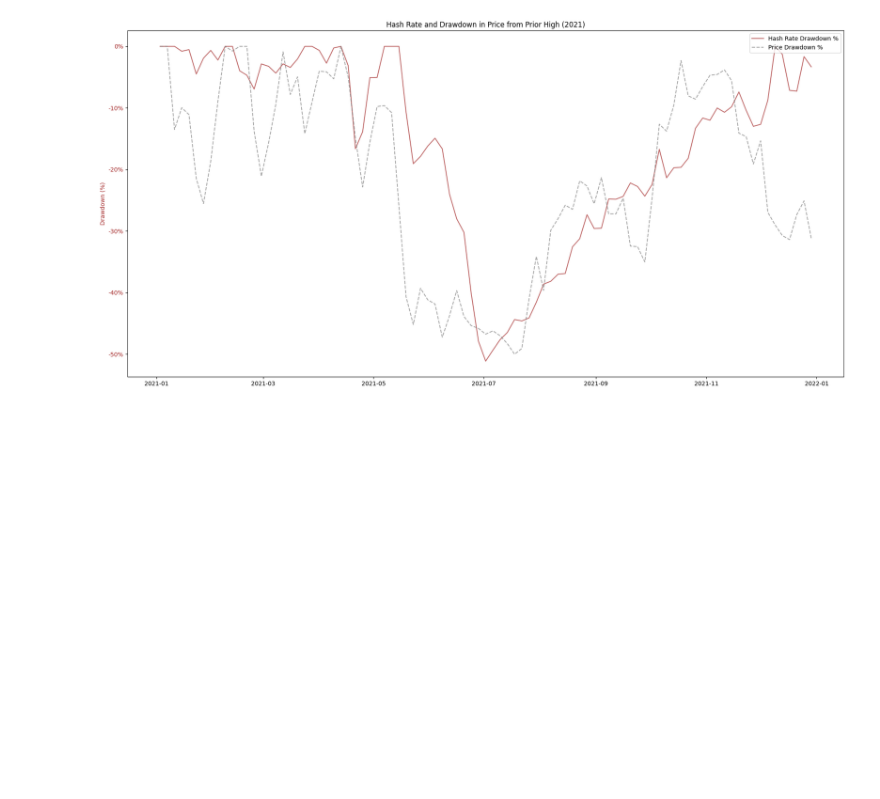
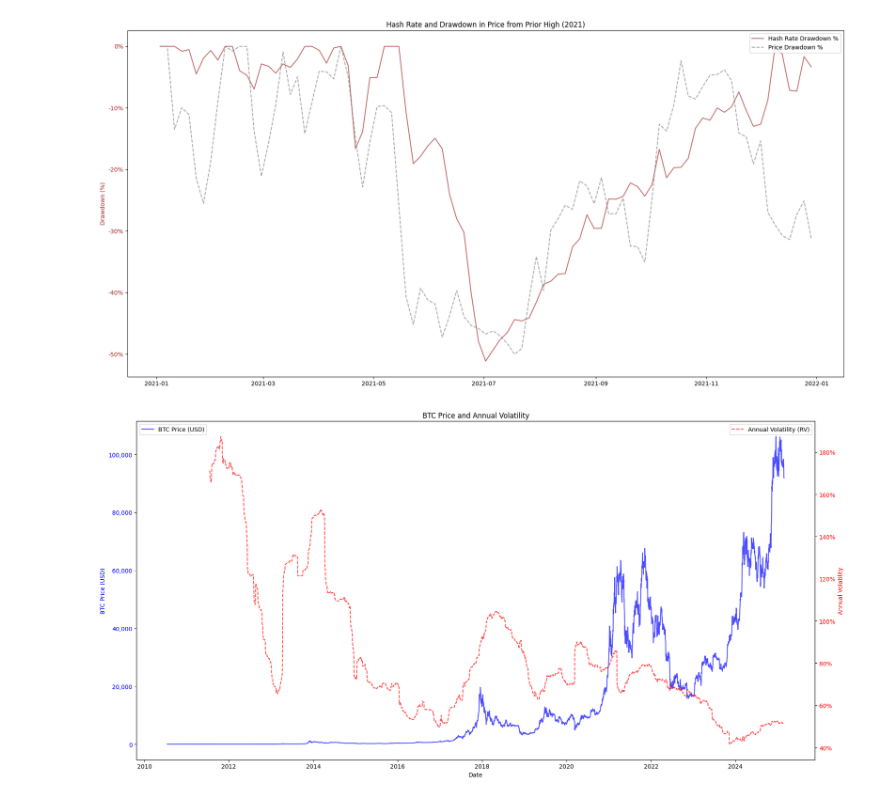
Before and after one commit to mareeben/btc-death-risks, a Jupyter notebook: notebooks/notebook.ipynb, the cells around one changed output. Drawn from its saved outputs; the diff is of its cells as text; code cells hidden in the pictures; blank space fills up the shorter version.

Commit message:
Added volatility chart

```diff
--- a/notebooks/notebook.ipynb
+++ b/notebooks/notebook.ipynb
@@ -1,5 +1,6 @@
 # %%
 import pandas as pd
+import numpy as np
 from matplotlib import pyplot as plt
 
 # Load the dataset
@@ -19,6 +20,11 @@ df.set_index("Date", inplace=True)
 # Calculate Fees(USD) and Issuance(USD)
 df["Fees(USD)"] = df["Fees(BTC)"] * df["Price"]
 df["Issuance(USD)"] = df["Issuance(BTC)"] * df["Price"]
+
+# Compute btc log returns and vols
+df['Daily_Log_Return'] = np.log(df['Price'] / df['Price'].shift(1))
+df['Annual_RV'] = df['Daily_Log_Return'].rolling(365).std() * np.sqrt(365)
+df['Monthly_RV'] = df['Daily_Log_Return'].rolling(30).std() * np.sqrt(365)
 
 # Load the total hash rate dataset
 hash_rate_df = pd.read_csv(
@@ -200,3 +206,40 @@ else:
     plt.show()
 # %% [output]
 [figure]
+# %%
+fig, ax1 = plt.subplots(figsize=(18, 9))
+
+# Ensure df.index is datetime before plotting
+if not isinstance(df.index, pd.DatetimeIndex):
+    raise ValueError("DataFrame index is not a valid DatetimeIndex. Please ensure the index is datetime formatted.")
+
+# Plot Price on the first axis
+ax1.plot(df.index, df["Price"], label="BTC Price (USD)", color="blue", alpha=0.7)
+ax1.set_xlabel("Date")
+ax1.set_ylabel("BTC Price (USD)", color="blue")
+ax1.tick_params(axis="y", labelcolor="blue")
+
+# Use 1,000 comma separator for the first axis
+ax1.yaxis.set_major_formatter(plt.FuncFormatter(lambda x, _: f"{x:,.0f}"))
+ax1.legend(loc="upper left")
+
+# Plot Annual Volatility on the second axis
+ax2 = ax1.twinx()
+ax2.plot(df.index, df["Annual_RV"], label="Annual Volatility (RV)", color="red", linestyle="--", alpha=0.7)
+ax2.set_ylabel("Annual Volatility", color="red")
+ax2.tick_params(axis="y", labelcolor="red")
+
+# Format the second axis as percentage
+ax2.yaxis.set_major_formatter(plt.FuncFormatter(lambda y, _: f"{y:.0%}"))
+ax2.legend(loc="upper right")
+
+plt.title("BTC Price and Annual Volatility")
+plt.tight_layout()
+
+if save_figures:
+    # Save the chart to a file in ./results
+    plt.savefig('./results/btc_price_and_annual_volatility.png', dpi=300)
+else:
+    plt.show()
+# %% [output]
+[figure, added]
```
Also changed, not shown: 1 other file.
